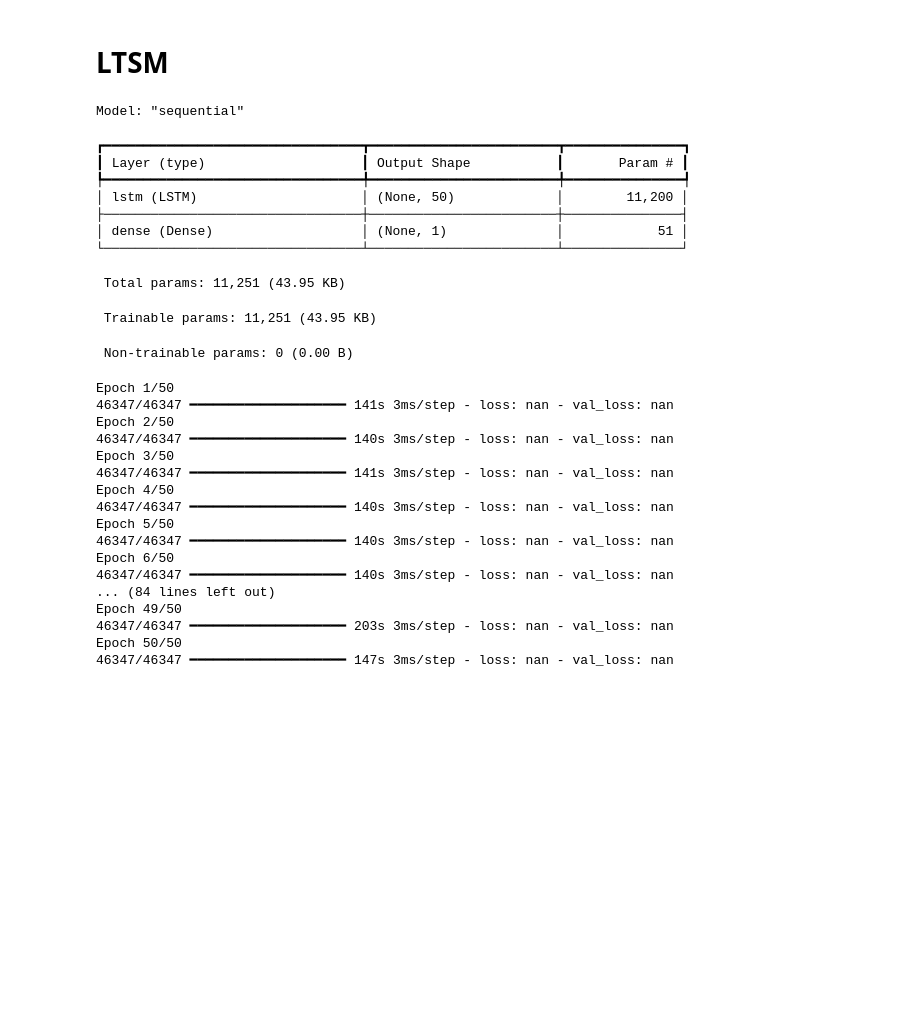
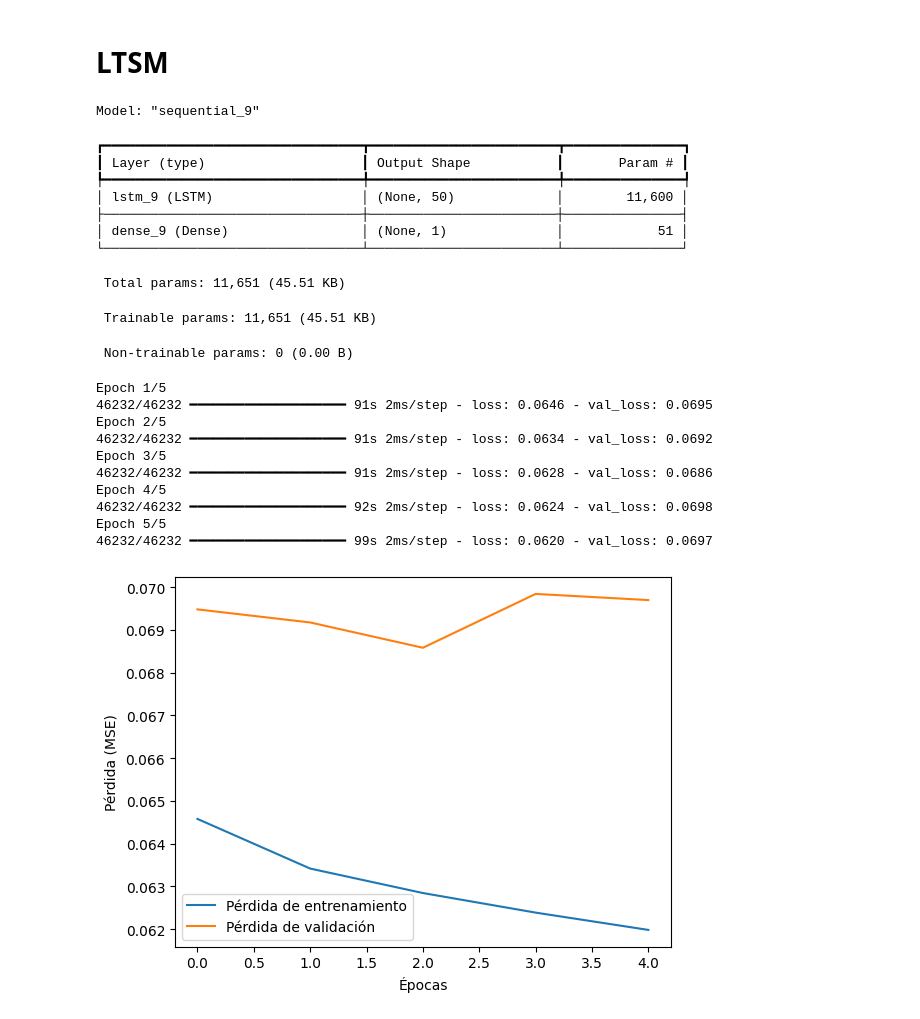
Before and after one commit to ThMRudolf/2025_LM_FinalProject, a Jupyter notebook: LSTM_ejemplo.ipynb, the cells around one changed output. Drawn from its saved outputs; the diff is of its cells as text; code cells hidden in the pictures; blank space fills up the shorter version.

Commit message:
Limpieza Datos y Modelo LSTM

```diff
--- a/LSTM_ejemplo.ipynb
+++ b/LSTM_ejemplo.ipynb
@@ -78,6 +164,7 @@ df[columnas_features] = scaler.fit_transform(df[columnas_features])
 timesteps = 10
 
 def crear_secuencias(df, timesteps, feature_cols, target_col='torque_spindle'):
+    # Creamos secuencias para cada serie de tiempo
     X_list = []
     y_list = []
 
@@ -93,7 +180,13 @@ def crear_secuencias(df, timesteps, feature_cols, target_col='torque_spindle'):
 
     return np.array(X_list), np.array(y_list)
 
-X, y = crear_secuencias(df, timesteps, columnas_features)
-print("Shape de X:", X.shape)
-print("Shape de y:", y.shape)
+
+# Crear secuencias para train y test
+X_train, y_train = crear_secuencias(df_train, timesteps, columnas_features, target_col)
+X_test,  y_test  = crear_secuencias(df_test,  timesteps, columnas_features, target_col)
+
+print("Shape de X_train:", X_train.shape)
+print("Shape de y_train:", y_train.shape)
+print("Shape de X_test:", X_test.shape)
+print("Shape de y_test:", y_test.shape)
 # %% [output]
@@ -102,54 +197,43 @@ Shape de y: (1853869,)
-# %%
-from sklearn.model_selection import train_test_split
-
-X_train, X_test, y_train, y_test = train_test_split(
-    X, y, test_size=0.2, random_state=42, shuffle=True
-)
 # %% [markdown]
 # LTSM
 # %%
 #Construcción del modelo
-model = Sequential()
-model.add(LSTM(50, activation='relu', input_shape=(timesteps, len(columnas_features))))
-model.add(Dense(1))  # Predicción de y
+model = Sequential([
+    Input(shape=(timesteps, len(columnas_features))), # Capa de entrada con forma adecuada
+    LSTM(50, activation="tanh"), # Tipo de capa LSTM con 50 unidades y activación tanh
+    Dense(1) # Capa densa para la predicción de salida
+])
 model.compile(optimizer='adam', loss='mse')
 
 model.summary()
 # %% [output]
-Model: "sequential"
+Model: "sequential_9"
 ┏━━━━━━━━━━━━━━━━━━━━━━━━━━━━━━━━━┳━━━━━━━━━━━━━━━━━━━━━━━━┳━━━━━━━━━━━━━━━┓
 ┃ Layer (type)                    ┃ Output Shape           ┃       Param # ┃
 ┡━━━━━━━━━━━━━━━━━━━━━━━━━━━━━━━━━╇━━━━━━━━━━━━━━━━━━━━━━━━╇━━━━━━━━━━━━━━━┩
-│ lstm (LSTM)                     │ (None, 50)             │        11,200 │
+│ lstm_9 (LSTM)                   │ (None, 50)             │        11,600 │
 ├─────────────────────────────────┼────────────────────────┼───────────────┤
-│ dense (Dense)                   │ (None, 1)              │            51 │
+│ dense_9 (Dense)                 │ (None, 1)              │            51 │
 └─────────────────────────────────┴────────────────────────┴───────────────┘
- Total params: 11,251 (43.95 KB)
+ Total params: 11,651 (45.51 KB)
- Trainable params: 11,251 (43.95 KB)
+ Trainable params: 11,651 (45.51 KB)
  Non-trainable params: 0 (0.00 B)
 # %%
 #Entrenamiento del modelo
 history = model.fit(
     X_train, y_train,
     validation_data=(X_test, y_test),
-    epochs=50,
-    batch_size=32
+    epochs=5,
+    batch_size=32,
 )
 # %% [output]
-Epoch 1/50
-46347/46347 ━━━━━━━━━━━━━━━━━━━━ 141s 3ms/step - loss: nan - val_loss: nan
-Epoch 2/50
-46347/46347 ━━━━━━━━━━━━━━━━━━━━ 140s 3ms/step - loss: nan - val_loss: nan
-Epoch 3/50
-46347/46347 ━━━━━━━━━━━━━━━━━━━━ 141s 3ms/step - loss: nan - val_loss: nan
-Epoch 4/50
-46347/46347 ━━━━━━━━━━━━━━━━━━━━ 140s 3ms/step - loss: nan - val_loss: nan
-Epoch 5/50
-46347/46347 ━━━━━━━━━━━━━━━━━━━━ 140s 3ms/step - loss: nan - val_loss: nan
-Epoch 6/50
-46347/46347 ━━━━━━━━━━━━━━━━━━━━ 140s 3ms/step - loss: nan - val_loss: nan
-... (84 lines left out)
-Epoch 49/50
-46347/46347 ━━━━━━━━━━━━━━━━━━━━ 203s 3ms/step - loss: nan - val_loss: nan
-Epoch 50/50
-46347/46347 ━━━━━━━━━━━━━━━━━━━━ 147s 3ms/step - loss: nan - val_loss: nan
+Epoch 1/5
+46232/46232 ━━━━━━━━━━━━━━━━━━━━ 91s 2ms/step - loss: 0.0646 - val_loss: 0.0695
+Epoch 2/5
+46232/46232 ━━━━━━━━━━━━━━━━━━━━ 91s 2ms/step - loss: 0.0634 - val_loss: 0.0692
+Epoch 3/5
+46232/46232 ━━━━━━━━━━━━━━━━━━━━ 91s 2ms/step - loss: 0.0628 - val_loss: 0.0686
+Epoch 4/5
+46232/46232 ━━━━━━━━━━━━━━━━━━━━ 92s 2ms/step - loss: 0.0624 - val_loss: 0.0698
+Epoch 5/5
+46232/46232 ━━━━━━━━━━━━━━━━━━━━ 99s 2ms/step - loss: 0.0620 - val_loss: 0.0697
@@ -159,0 +240,11 @@ model = load_model("mi_modelo_lstm.keras") #Cargar modelo
+# %%
+#Graficamos el historial de la pérdida de entrenamiento y validación
+import matplotlib.pyplot as plt
+plt.plot(history.history['loss'], label='Pérdida de entrenamiento')
+plt.plot(history.history['val_loss'], label='Pérdida de validación')
+plt.xlabel('Épocas')
+plt.ylabel('Pérdida')
+plt.legend()
+plt.show()
+# %% [output]
+[figure, added]
```
Also changed, not shown: parts of 11 cells of this notebook, 3 other files.
